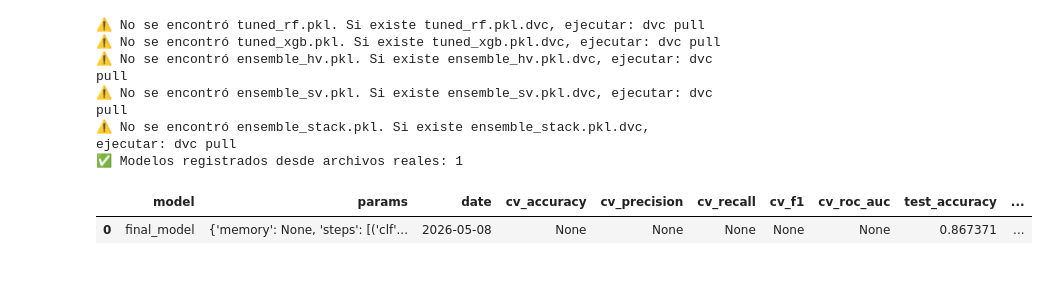
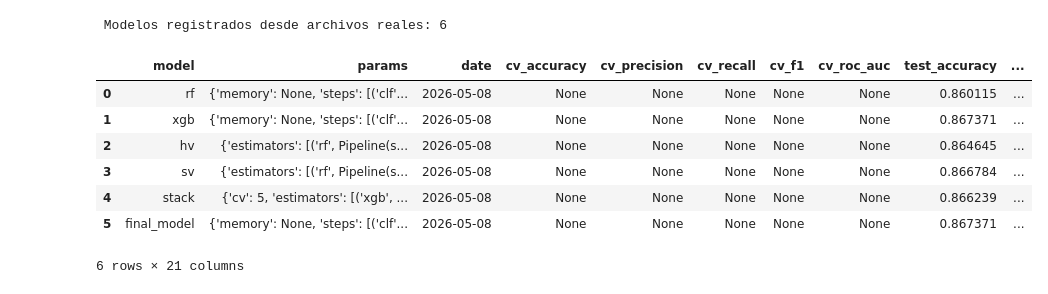
Before and after one commit to pucp-datanalytics/dp261-g2, a Jupyter notebook: notebooks/15_experiment_tracking.ipynb, the cells around one changed output. Cells and saved outputs as stored; diff of their text form; code cells hidden in the pictures.

```diff
--- a/notebooks/15_experiment_tracking.ipynb
+++ b/notebooks/15_experiment_tracking.ipynb
@@ -322,6 +332,4 @@ def evaluate_model(model, X_test, y_test):
 # %%
-# Registrar modelos reales disponibles
-
 model_files_to_register = [
     "tuned_rf.pkl",
     "tuned_xgb.pkl",
@@ -337,10 +345,13 @@ for filename in model_files_to_register:
     path = os.path.join(MODELS_DIR, filename)
 
     if not os.path.exists(path):
-        print(f"⚠️ No se encontró {filename}. Si existe {filename}.dvc, ejecutar: dvc pull")
+        print(f" No se encontró {filename}")
         continue
 
+    # Cargar modelo real
     model = joblib.load(path)
+
+    # Evaluar modelo sobre X_test
     metrics = evaluate_model(model, X_test, y_test)
 
     tipo_modelo = infer_tipo_modelo(filename)
@@ -351,39 +362,45 @@ for filename in model_files_to_register:
         "params": get_model_params(model),
         "date": datetime.today().strftime("%Y-%m-%d"),
 
+        # Métricas CV no se recalculan aquí; pertenecen a notebooks de tuning/ensamble
         "cv_accuracy": None,
         "cv_precision": None,
         "cv_recall": None,
         "cv_f1": None,
         "cv_roc_auc": None,
 
+        # Métricas calculadas en test
         "test_accuracy": round(metrics["test_accuracy"], 6),
+        "test_precision": round(metrics["test_precision"], 6),
         "test_recall": round(metrics["test_recall"], 6),
         "test_f1": round(metrics["test_f1"], 6),
         "test_roc_auc": round(metrics["test_roc_auc"], 6) if metrics["test_roc_auc"] is not None else None,
 
+        # Gaps no se calculan porque las métricas CV no se recalculan en este notebook
         "recall_gap": None,
         "f1_gap": None,
         "train_time_s": None,
 
         "selected": True if filename == "final_model.pkl" else False,
         "notes": f"Registro automático Sprint 4 desde {filename}",
 
         "tipo_modelo": tipo_modelo,
         "dataset": "global",
         "path": path
     }
 
     new_results.append(result)
 
-print(f"✅ Modelos registrados desde archivos reales: {len(new_results)}")
+print(" Modelos registrados desde archivos reales:", len(new_results))
+
 pd.DataFrame(new_results)
 # %% [output]
-⚠️ No se encontró tuned_rf.pkl. Si existe tuned_rf.pkl.dvc, ejecutar: dvc pull
-⚠️ No se encontró tuned_xgb.pkl. Si existe tuned_xgb.pkl.dvc, ejecutar: dvc pull
-⚠️ No se encontró ensemble_hv.pkl. Si existe ensemble_hv.pkl.dvc, ejecutar: dvc pull
-⚠️ No se encontró ensemble_sv.pkl. Si existe ensemble_sv.pkl.dvc, ejecutar: dvc pull
-⚠️ No se encontró ensemble_stack.pkl. Si existe ensemble_stack.pkl.dvc, ejecutar: dvc pull
-✅ Modelos registrados desde archivos reales: 1
+ Modelos registrados desde archivos reales: 6
 |  | model | params | date | cv_accuracy | cv_precision | cv_recall | cv_f1 | cv_roc_auc | test_accuracy | ... |
-| 0 | final_model | {'memory': None, 'steps': [('clf'... | 2026-05-08 | None | None | None | None | None | 0.867371 | ... |
+| 0 | rf | {'memory': None, 'steps': [('clf'... | 2026-05-08 | None | None | None | None | None | 0.860115 | ... |
+| 1 | xgb | {'memory': None, 'steps': [('clf'... | 2026-05-08 | None | None | None | None | None | 0.867371 | ... |
+| 2 | hv | {'estimators': [('rf', Pipeline(s... | 2026-05-08 | None | None | None | None | None | 0.864645 | ... |
+| 3 | sv | {'estimators': [('rf', Pipeline(s... | 2026-05-08 | None | None | None | None | None | 0.866784 | ... |
+| 4 | stack | {'cv': 5, 'estimators': [('xgb', ... | 2026-05-08 | None | None | None | None | None | 0.866239 | ... |
+| 5 | final_model | {'memory': None, 'steps': [('clf'... | 2026-05-08 | None | None | None | None | None | 0.867371 | ... |
+6 rows × 21 columns
```
Also changed, not shown: parts of 41 cells of this notebook, 2 other files.
